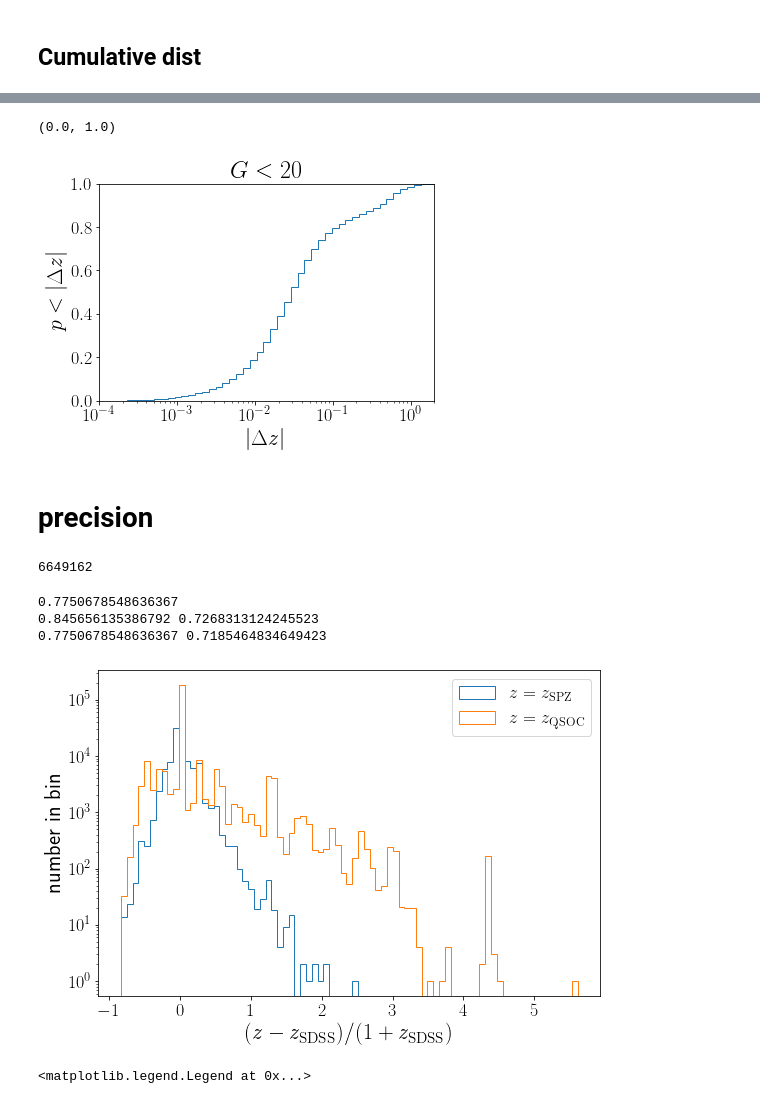
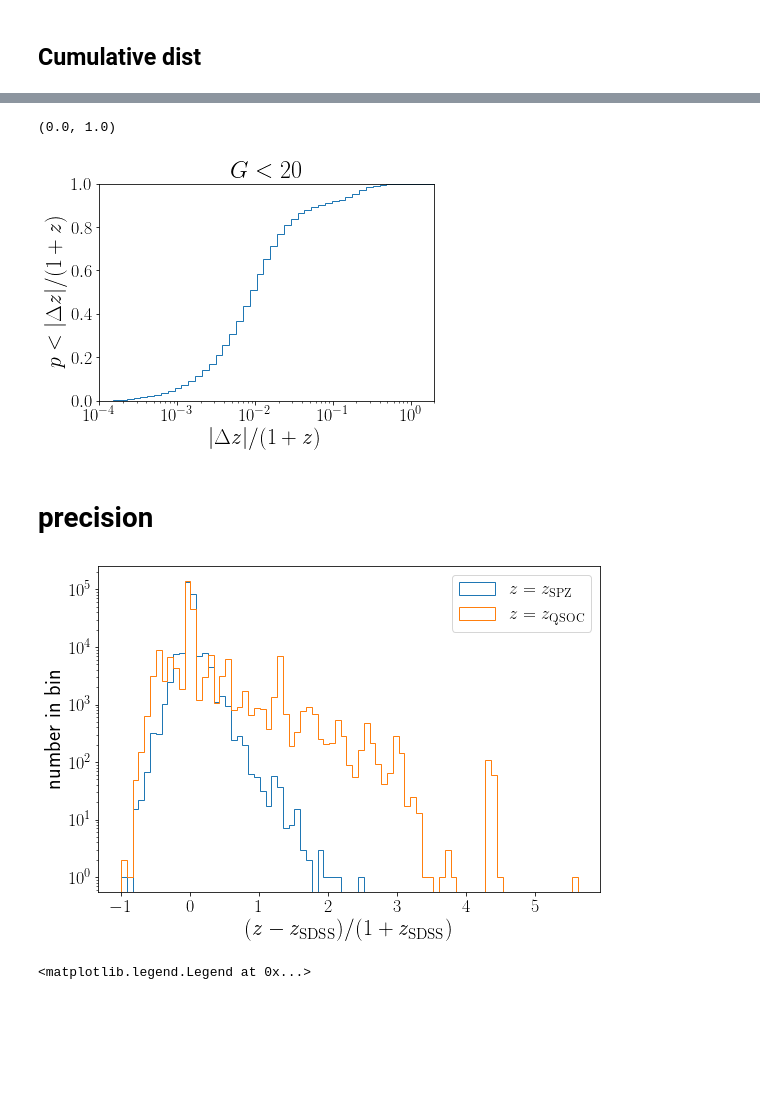
Before and after one commit to kstoreyf/gaia-quasars-lss, a Jupyter notebook: notebooks/2022-07-12_specphotoz_knn.ipynb, the cells around one changed output, grey strips where cells are left out. Drawn from its saved outputs; the diff is of its cells as text; code cells hidden in the pictures; blank space fills up the shorter version.

```diff
--- a/notebooks/2022-07-12_specphotoz_knn.ipynb
+++ b/notebooks/2022-07-12_specphotoz_knn.ipynb
@@ -48,4 +51,6 @@ Total number of Gaia quasars: 6649162
 # %%
 G_max_spz = 20.5
-fn_spz = f'../data/redshifts_spz_kNN_G{G_max_spz}_noself.fits'
+#spz_tag = '_scaledNOqsoc'
+spz_tag = ''
+fn_spz = f'../data/redshifts_spz_kNN_G{G_max_spz}{spz_tag}.fits'
 tab_spz = Table.read(fn_spz, format='fits')
@@ -64,6 +62,17 @@ np.sum(idx_withsdss)
 # %%
 fn_sdss = '../data/sdss_slim.fits'
 tab_sdss = Table.read(fn_sdss, format='fits')
+# %%
+i_has_sdss_redshift = np.isfinite(tab_spz['sdss_Z'])
+z_sdss = tab_spz['sdss_Z'][i_has_sdss_redshift]
+z_spz = tab_spz['redshift_spz'][i_has_sdss_redshift]
+z_qsoc = tab_spz['redshift_qsoc'][i_has_sdss_redshift]
+
+dz_spz = (z_spz-z_sdss)
+dz_qsoc = (z_qsoc-z_sdss)
+
+dz1pz_spz = (z_spz-z_sdss)/(1+z_sdss)
+dz1pz_qsoc = (z_qsoc-z_sdss)/(1+z_sdss)
 # %%
 alpha = 0.75
 lw = 1.5
@@ -249,17 +247,13 @@ Text(0, 0.5, 'number per bin')
 # %%
 plt.title(rf'$G<{G_max}$', fontsize=24)
-plt.hist(abs(delta_z), bins=np.logspace(-4, np.log10(2), 50), histtype='step', cumulative=True, density=True)
-plt.xlabel(r'$|\Delta z|$')
-plt.ylabel(r'$p < |\Delta z|$')
+plt.hist(abs(dz1pz_spz[idx_G]), bins=np.logspace(-4, np.log10(2), 50), histtype='step', cumulative=True, density=True)
+plt.xlabel(r'$|\Delta z|/(1+z)$')
+plt.ylabel(r'$p < |\Delta z|/(1+z)$')
 plt.xscale('log')
 plt.xlim(1e-4, 2)
 plt.ylim(0,1)
 # %% [output]
 (0.0, 1.0)
-[figure, old version]
+[figure, new version]
 # %% [markdown]
 # precision
-# %%
-len(tab_gaia['redshift_qsoc']-tab_gaia['redshift_sdss'])
-# %% [output]
-6649162
@@ -275,21 +260,14 @@ dz_qsoc = (z_qsoc-z_sdss)/(1+z_sdss)
 # %%
-dz_bins = np.linspace(np.min(dz_qsoc), np.max(dz_qsoc), 80)
+dz1pz_bins = np.linspace(np.min(dz1pz_qsoc), np.max(dz1pz_qsoc), 80)
 # %%
 plt.figure(figsize=(9,6))
-plt.hist(dz_spz, bins=dz_bins, histtype='step', label=r'$z=z_\mathrm{SPZ}$')
-plt.hist(dz_qsoc, bins=dz_bins, histtype='step', label=r'$z=z_\mathrm{QSOC}$')
+plt.hist(dz1pz_spz, bins=dz1pz_bins, histtype='step', label=r'$z=z_\mathrm{SPZ}$')
+plt.hist(dz1pz_qsoc, bins=dz1pz_bins, histtype='step', label=r'$z=z_\mathrm{QSOC}$')
 plt.xlabel(r'$(z - z_\mathrm{SDSS})/(1 + z_\mathrm{SDSS})$')
 plt.ylabel('number in bin')
 plt.legend()
-print(get_fraction_recovered(z_spz, z_sdss, 0.1))
-print(np.sum(np.abs(dz_spz) < 0.1)/len(dz_spz), np.sum(np.abs(dz_qsoc) < 0.1)/len(dz_qsoc))
-#print(np.sum(np.abs(dz_spz) < 0.2)/len(dz_spz), np.sum(np.abs(dz_qsoc) < 0.2)/len(dz_qsoc))
-print(np.sum(np.abs(z_spz-z_sdss) < 0.1)/len(dz_spz), np.sum(np.abs(z_qsoc-z_sdss) < 0.1)/len(dz_qsoc))
 plt.yscale('log')
 # %% [output]
-0.7750678548636367
-0.845656135386792 0.7268313124245523
-0.7750678548636367 0.7185464834649423
-[figure, old version]
+[figure, new version]
 # %%
 plt.figure(figsize=(9,6))
```
Also changed, not shown: parts of 38 cells of this notebook.
